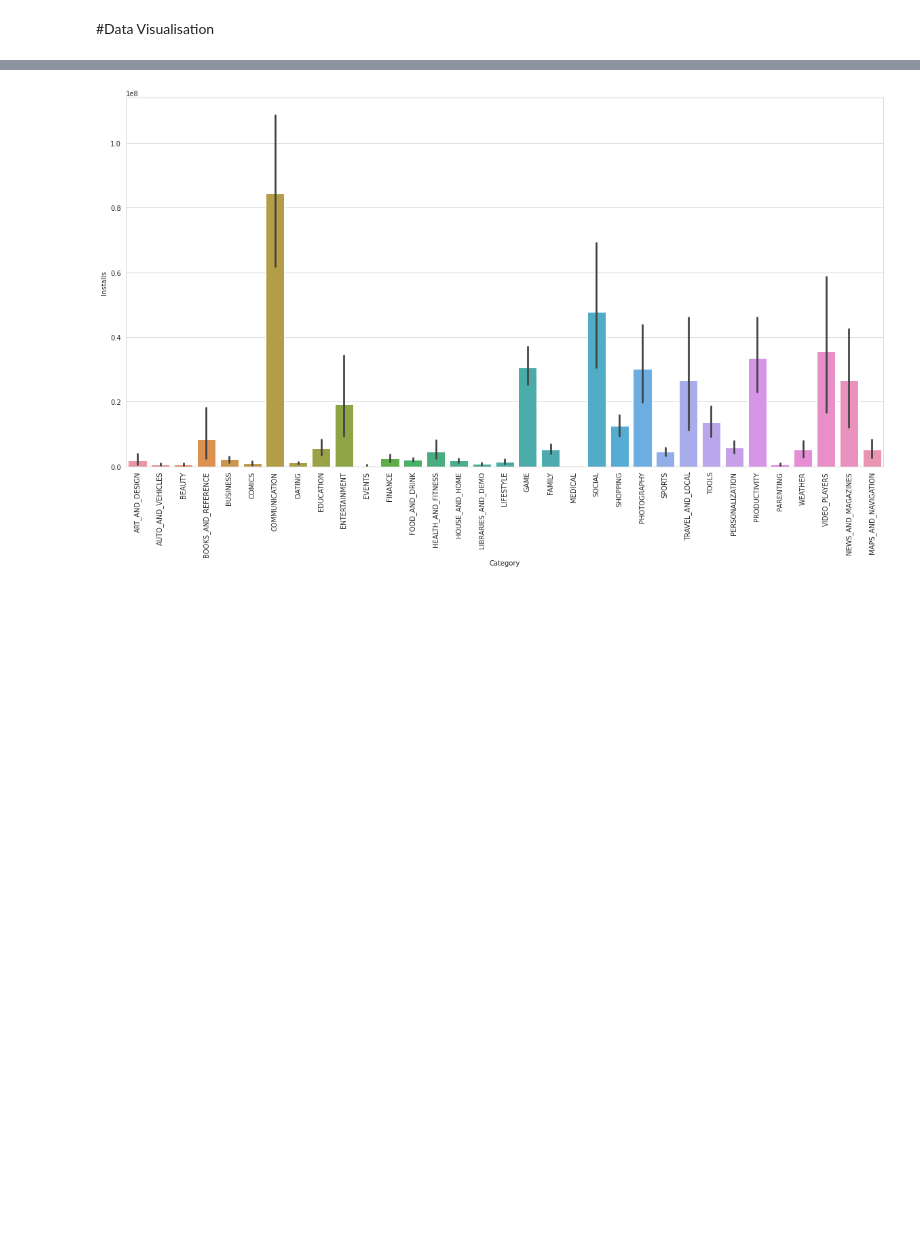
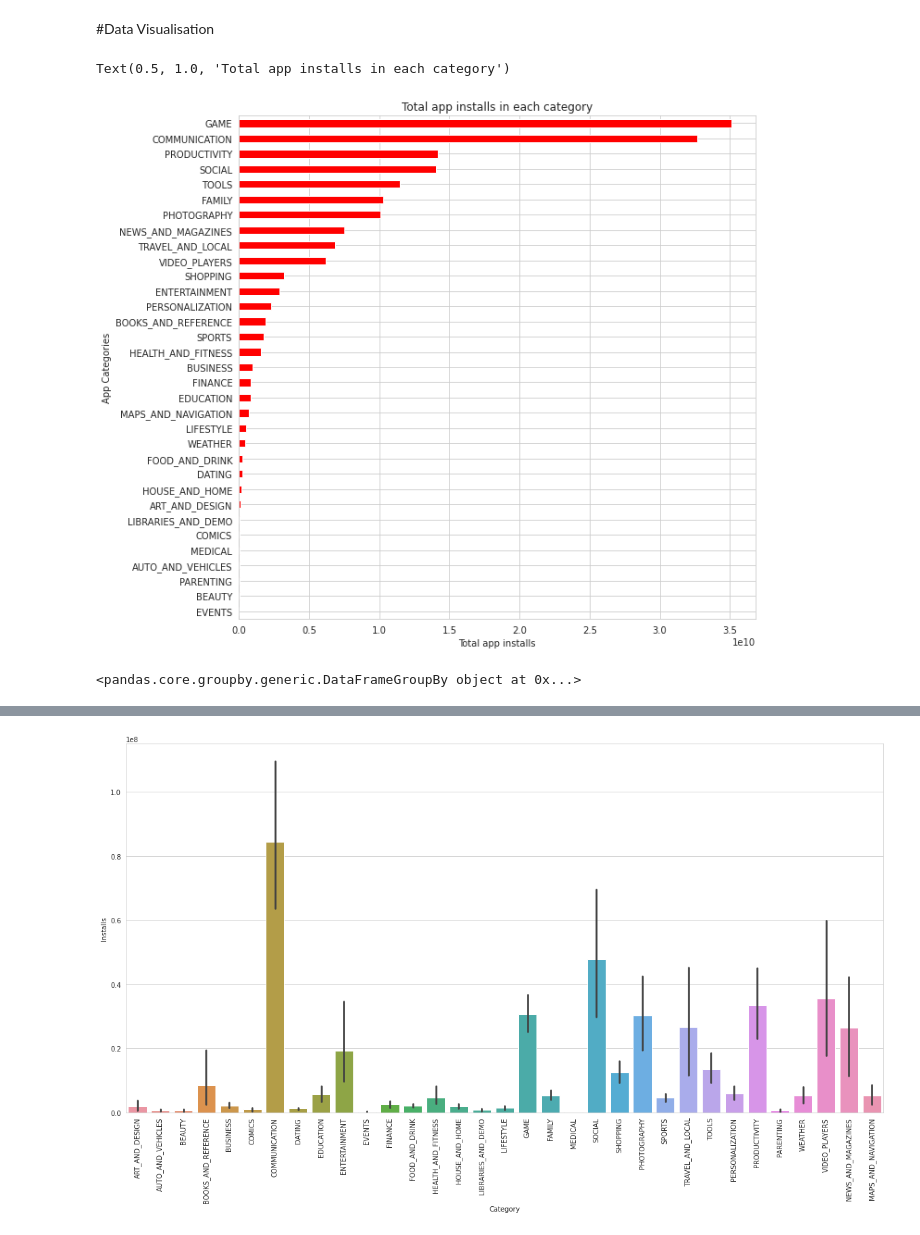
Before and after one commit to ansonsibi1/Play-Store-App-Review-Analysis-, a Jupyter notebook: Anson_Sibi_Play_Store_App_Review_Analysis_Capstone_Project.ipynb, the cells around one changed output, grey strips where cells are left out. Cells and saved outputs as stored; diff of their text form; code cells hidden in the pictures; blank space fills up the shorter version.

```diff
--- a/Anson_Sibi_Play_Store_App_Review_Analysis_Capstone_Project.ipynb
+++ b/Anson_Sibi_Play_Store_App_Review_Analysis_Capstone_Project.ipynb
@@ -255,4 +287,18 @@ df2.dropna(axis=0 ,how='any',inplace=True)
 df2.drop(['Translated_Review'] ,axis=1 ,inplace=True)
 # %% [markdown]
 #Data Visualisation
+# %%
+grp=df1.groupby('Category')['Installs'].agg(np.sum).sort_values(ascending=True)
+grp.plot.barh(figsize=(10,10), color = 'r')
+plt.xlabel('Total app installs')
+plt.ylabel('App Categories')
+plt.xticks()
+plt.title('Total app installs in each category')
+# %% [output]
+Text(0.5, 1.0, 'Total app installs in each category')
+[figure, added]
+# %%
+df1.groupby('Category')
+# %% [output]
+<pandas.core.groupby.generic.DataFrameGroupBy object at 0x...>
 # %%
```
Also changed, not shown: parts of 16 cells of this notebook.
